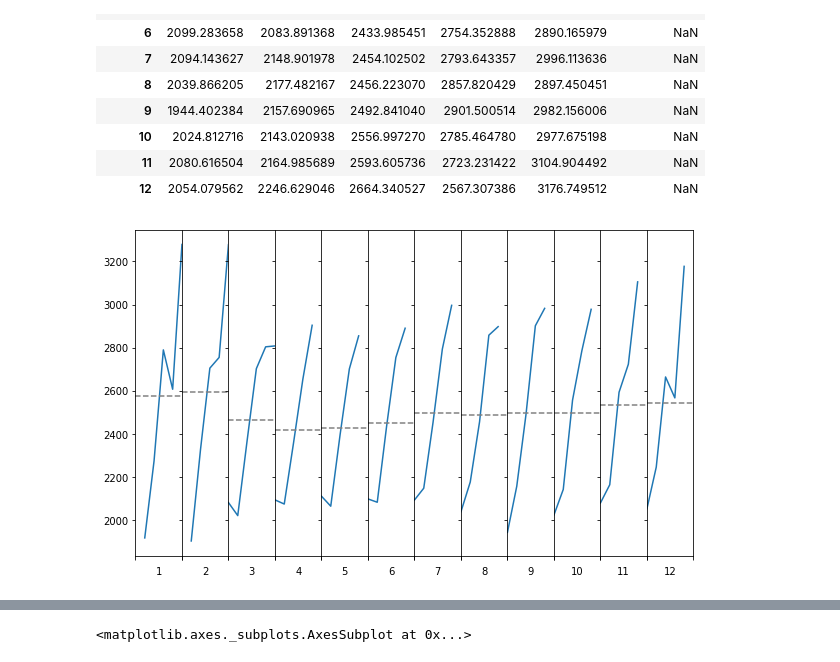
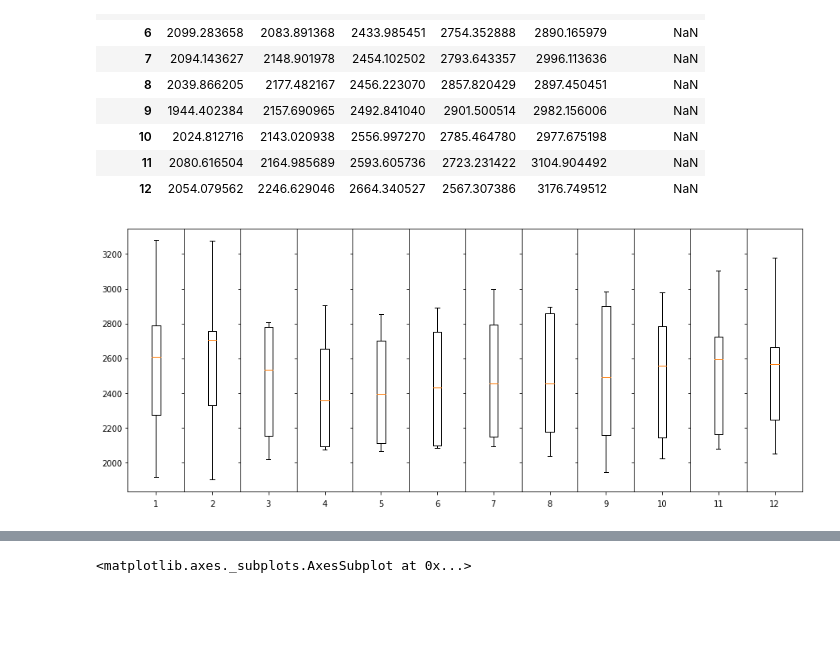
Before and after one commit to giotto-ai/giotto-time, a Jupyter notebook: examples/plots_test.ipynb, the cells around one changed output, grey strips where cells are left out. Saved outputs shown, nothing was run; the diff lists cells and outputs as text; code cells hidden in the pictures; blank space fills up the shorter version.

Commit message:
Lag plots, boxes for seasonal

```diff
--- a/examples/plots_test.ipynb
+++ b/examples/plots_test.ipynb
@@ -131,25 +159,28 @@ seasonal_split(period_index_time_series, 'year', freq='M')
 | 12 | 2054.079562 | 2246.629046 | 2664.340527 | 2567.307386 | 3176.749512 | NaN |
 # %%
 
-def subplots(df: pd.DataFrame, cycle, freq=None, agg='mean'):
+def subplots(df: pd.DataFrame, cycle, freq=None, agg='mean', box=False):
     ss = seasonal_split(df, cycle, freq, agg)
     fig, ax = plt.subplots(ss.columns.levshape[0], ss.shape[0],
-                           sharey=True, figsize=(10, 6), squeeze=False,
+                           sharey=True, figsize=(15, 6), squeeze=False,
                            gridspec_kw={'wspace':0})
     i = 0
     for _, table in ss.groupby(level=0, axis=1):
         j = 0
         for _, col in table.iterrows():
             axes = ax[i, j]
-            col.plot(ax=axes)
-            mean = col.mean()
-            axes.axhline(mean, color='gray', linestyle='--')
+            if box:
+                axes.boxplot(col.dropna())
+            else:
+                col.plot(ax=axes)
+                mean = col.mean()
+                axes.axhline(mean, color='gray', linestyle='--')
             axes.set(xlabel=col.name)
             axes.set_xticklabels([])
             j += 1
         i += 1
     plt.show()
 
-subplots(period_index_time_series, 'year', 'M')
+subplots(period_index_time_series, 'year', 'M', box=True)
 # %% [output]
-[figure, old version]
+[figure, new version]
```
Also changed, not shown: parts of 2 cells of this notebook.
